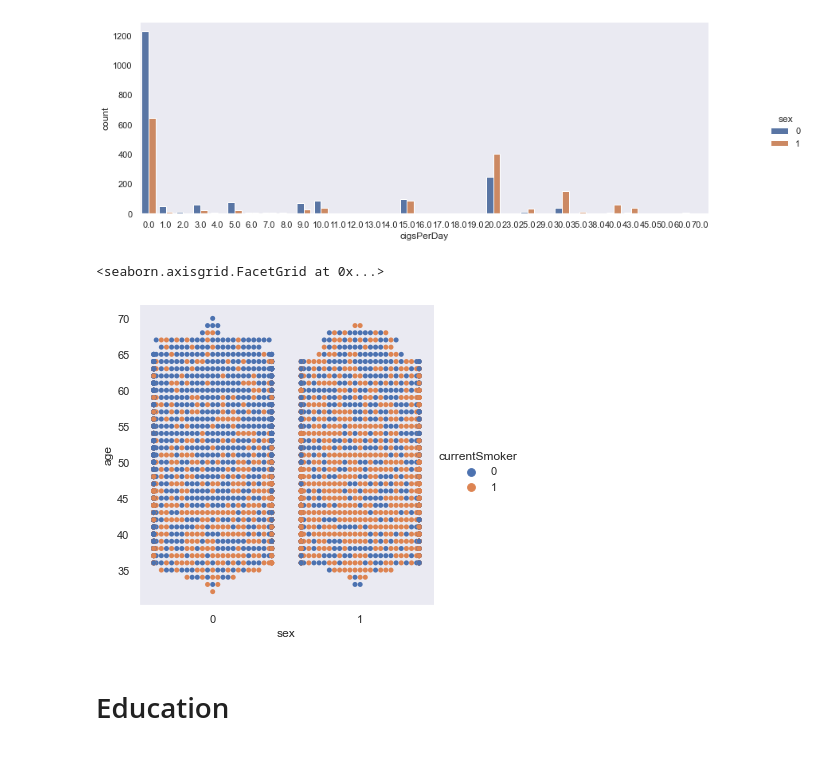
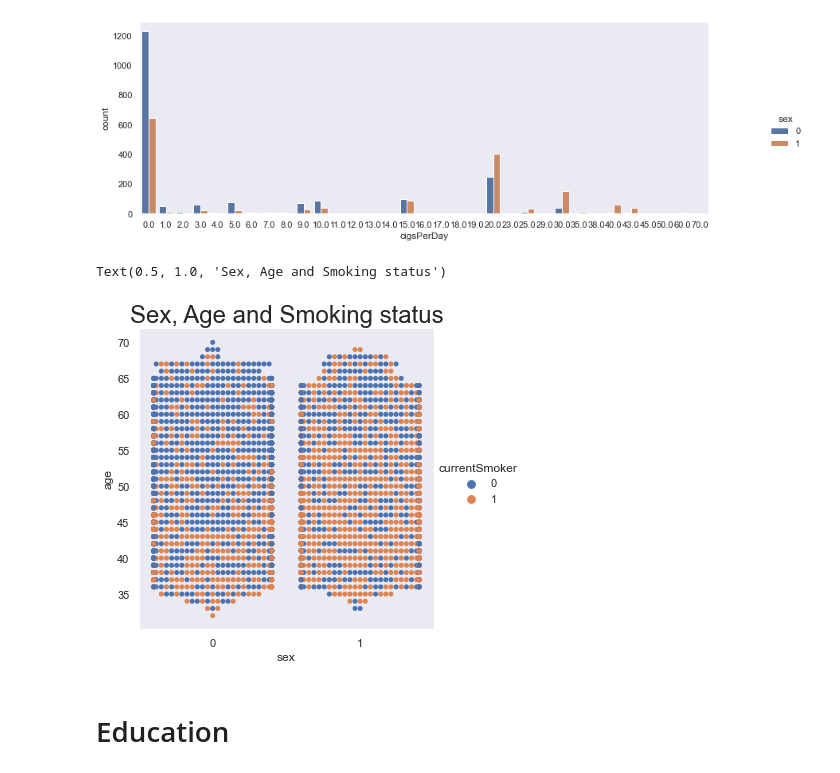
Before and after one commit to DennisdelRioCarbo/Team-11, a Jupyter notebook: framingham_eda.ipynb, the cells around one changed output. Cells and saved outputs as stored; diff of their text form; code cells hidden in the pictures.

```diff
--- a/framingham_eda.ipynb
+++ b/framingham_eda.ipynb
@@ -400,9 +403,10 @@ g.figure.set_size_inches(14,4)
 # %%
 #Scatterplot with sex, age and currentSmoker relationship
 sns.catplot(data=df, x='sex', y='age', hue='currentSmoker', kind='swarm')
+plt.title('Sex, Age and Smoking status', size=24)
 # %% [output]
-<seaborn.axisgrid.FacetGrid at 0x...>
+Text(0.5, 1.0, 'Sex, Age and Smoking status')
-[figure, old version]
+[figure, new version]
 # %% [markdown]
 # Education
 # %%
```
Also changed, not shown: parts of 8 cells of this notebook.
